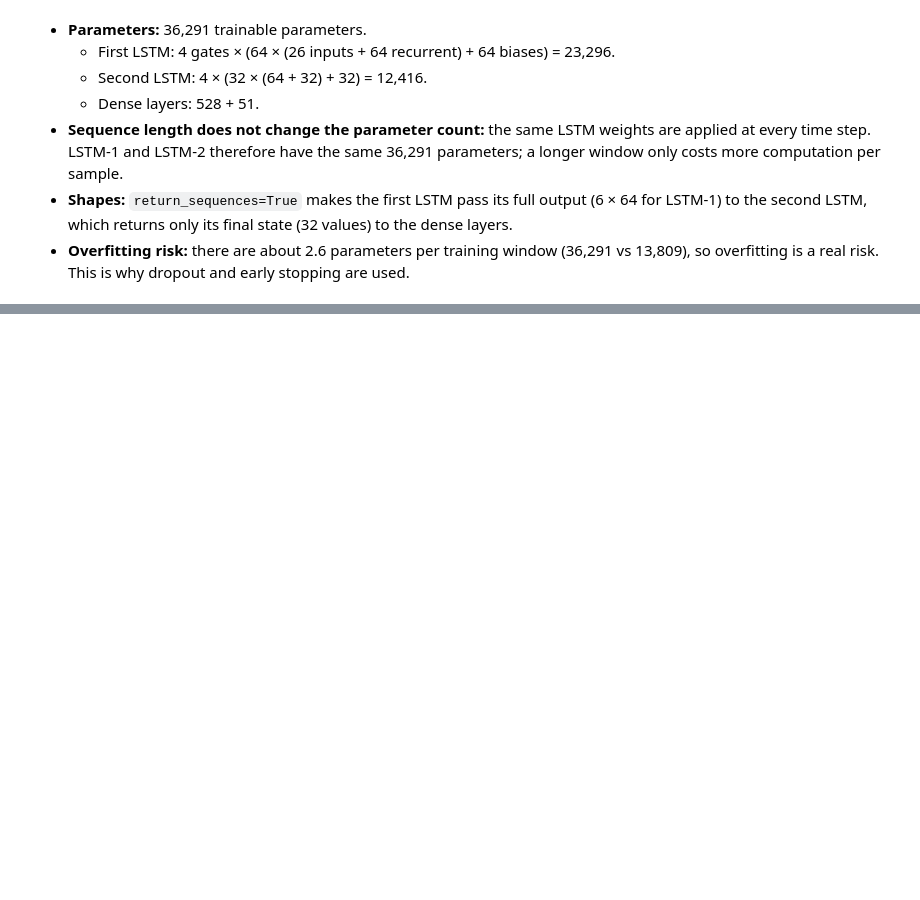
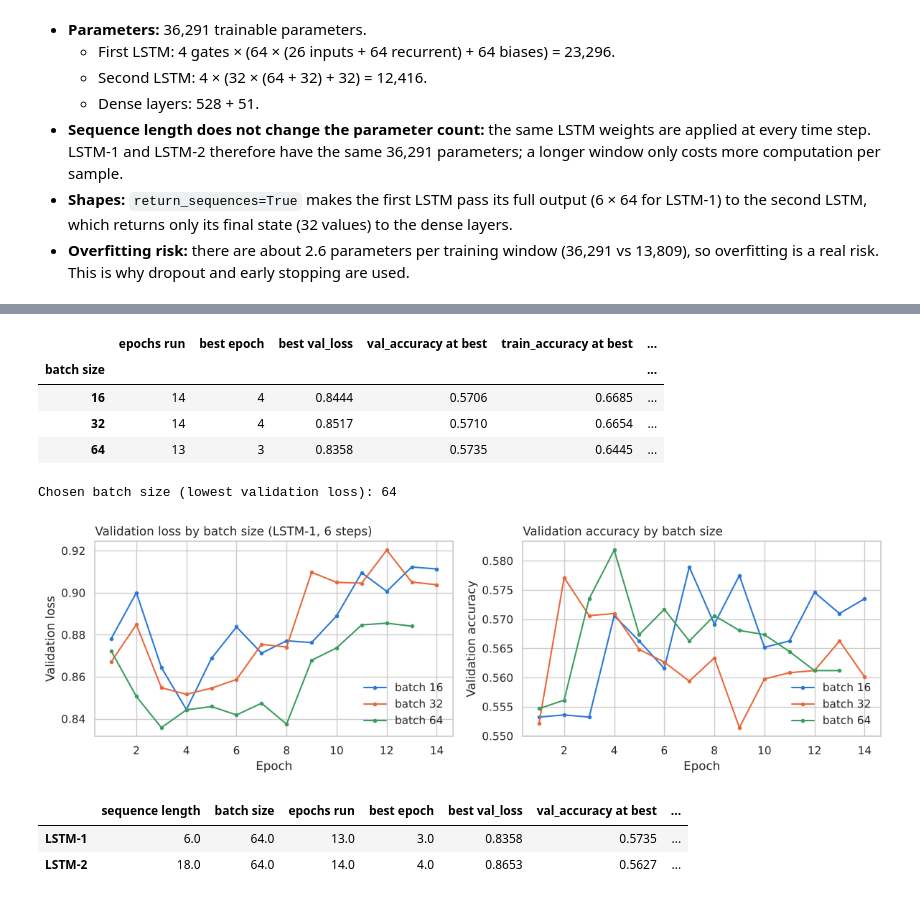
Before and after one commit to phu1009/COS40007---AI-Engineering-, a Jupyter notebook: Portfolio Assessment 3/notebook code/portfolio_assessment_3.ipynb, the cells around one changed output, grey strips where cells are left out. Cells and saved outputs as stored; diff of their text form; code cells hidden in the pictures; blank space fills up the shorter version.

Commit message:
Part B.3: train LSTM with EarlyStopping/ReduceLROnPlateau, compare batch sizes

```diff
--- a/Portfolio Assessment 3/notebook code/portfolio_assessment_3.ipynb
+++ b/Portfolio Assessment 3/notebook code/portfolio_assessment_3.ipynb
@@ -528,0 +587,50 @@ Model: "LSTM_1_seq6"
+# %%
+# Step 2: batch-size comparison (16 / 32 / 64) with up to 50 epochs and both callbacks, sequence length 6
+batch_runs, batch_rows = {}, []
+for bs in [16, 32, 64]:
+    model, hist, secs = train_lstm(SEQ_LENGTHS["LSTM-1"], bs, name=f"LSTM_1_bs{bs}")
+    batch_runs[bs] = (model, hist, secs)
+    batch_rows.append({"batch size": bs, **summarise_history(hist), "time (s)": secs,
+                       "s per epoch": secs / len(hist["val_loss"])})
+batch_table = pd.DataFrame(batch_rows).set_index("batch size")
+BEST_BATCH = int(batch_table["best val_loss"].idxmin())         # chosen on validation data, not on the test set
+display(batch_table.round(4))
+print(f"Chosen batch size (lowest validation loss): {BEST_BATCH}")
+
+fig, axes = plt.subplots(1, 2, figsize=(12, 3.8))
+for bs, c in zip([16, 32, 64], [COLOR_MAIN, COLOR_SECOND, COLOR_THIRD]):
+    h = batch_runs[bs][1]
+    ep = np.arange(1, len(h["val_loss"]) + 1)
+    axes[0].plot(ep, h["val_loss"], color=c, marker="o", markersize=3, label=f"batch {bs}")
+    axes[1].plot(ep, h["val_accuracy"], color=c, marker="o", markersize=3, label=f"batch {bs}")
+axes[0].set_title("Validation loss by batch size (LSTM-1, 6 steps)", loc="left")
+axes[1].set_title("Validation accuracy by batch size", loc="left")
+for ax, lab in zip(axes, ["Validation loss", "Validation accuracy"]):
+    ax.set_xlabel("Epoch")
+    ax.set_ylabel(lab)
+    ax.legend(frameon=False)
+fig.tight_layout()
+save_fig(fig, "pa3_B3_batch_size")
+plt.show()
+# %% [output]
+|  | epochs run | best epoch | best val_loss | val_accuracy at best | train_accuracy at best | ... |
+| batch size |  |  |  |  |  | ... |
+| 16 | 14 | 4 | 0.8444 | 0.5706 | 0.6685 | ... |
+| 32 | 14 | 4 | 0.8517 | 0.5710 | 0.6654 | ... |
+| 64 | 13 | 3 | 0.8358 | 0.5735 | 0.6445 | ... |
+Chosen batch size (lowest validation loss): 64
+[figure, added]
+# %%
+# Step 3: the two deep learning models of Part C
+lstm_models, lstm_histories, lstm_times = {}, {}, {}
+lstm_models["LSTM-1"], lstm_histories["LSTM-1"], lstm_times["LSTM-1"] = batch_runs[BEST_BATCH]   # 6 steps, chosen batch size
+lstm_models["LSTM-2"], lstm_histories["LSTM-2"], lstm_times["LSTM-2"] = train_lstm(SEQ_LENGTHS["LSTM-2"], BEST_BATCH,
+                                                                                   name="LSTM_2_seq18")
+train_table = pd.DataFrame({n: {"sequence length": SEQ_LENGTHS[n], "batch size": BEST_BATCH,
+                                **summarise_history(lstm_histories[n]), "time (s)": lstm_times[n]}
+                            for n in lstm_models}).T
+display(train_table)
+# %% [output]
+|  | sequence length | batch size | epochs run | best epoch | best val_loss | val_accuracy at best | ... |
+| LSTM-1 | 6.0 | 64.0 | 13.0 | 3.0 | 0.8358 | 0.5735 | ... |
+| LSTM-2 | 18.0 | 64.0 | 14.0 | 4.0 | 0.8653 | 0.5627 | ... |
```
Also changed, not shown: parts of 5 cells of this notebook, 2 other files.
